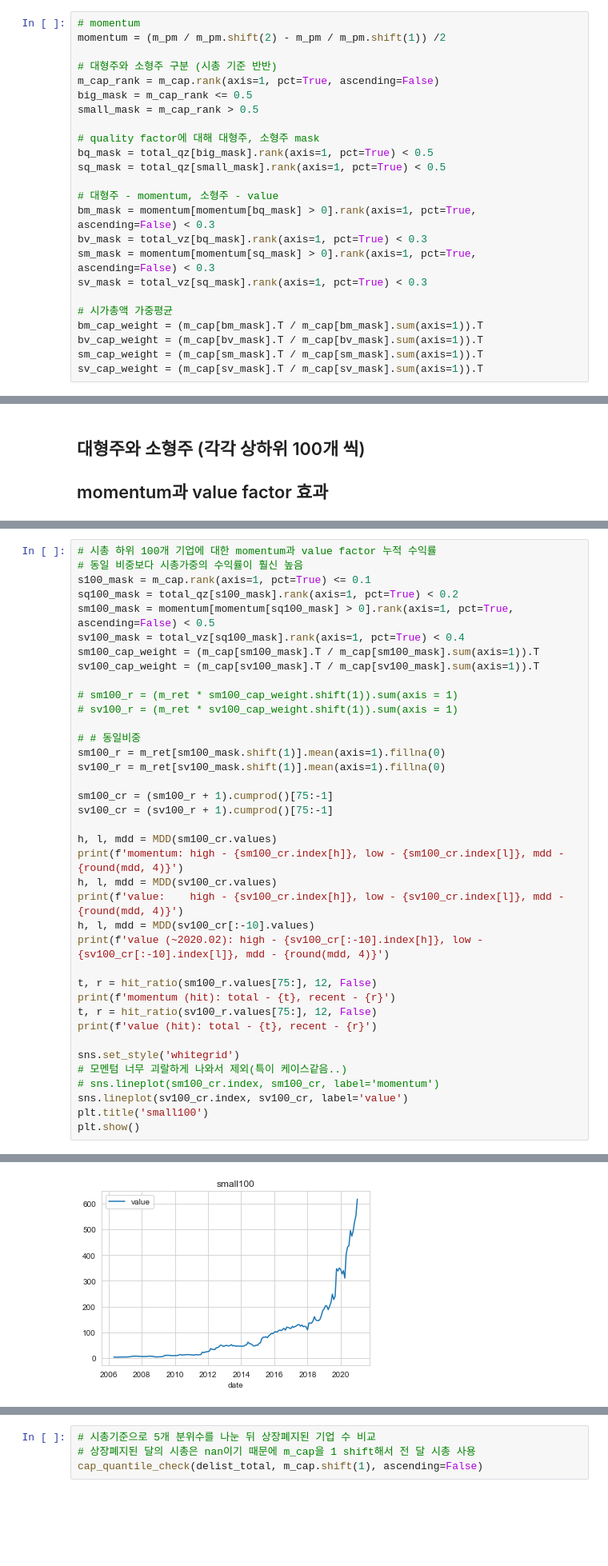
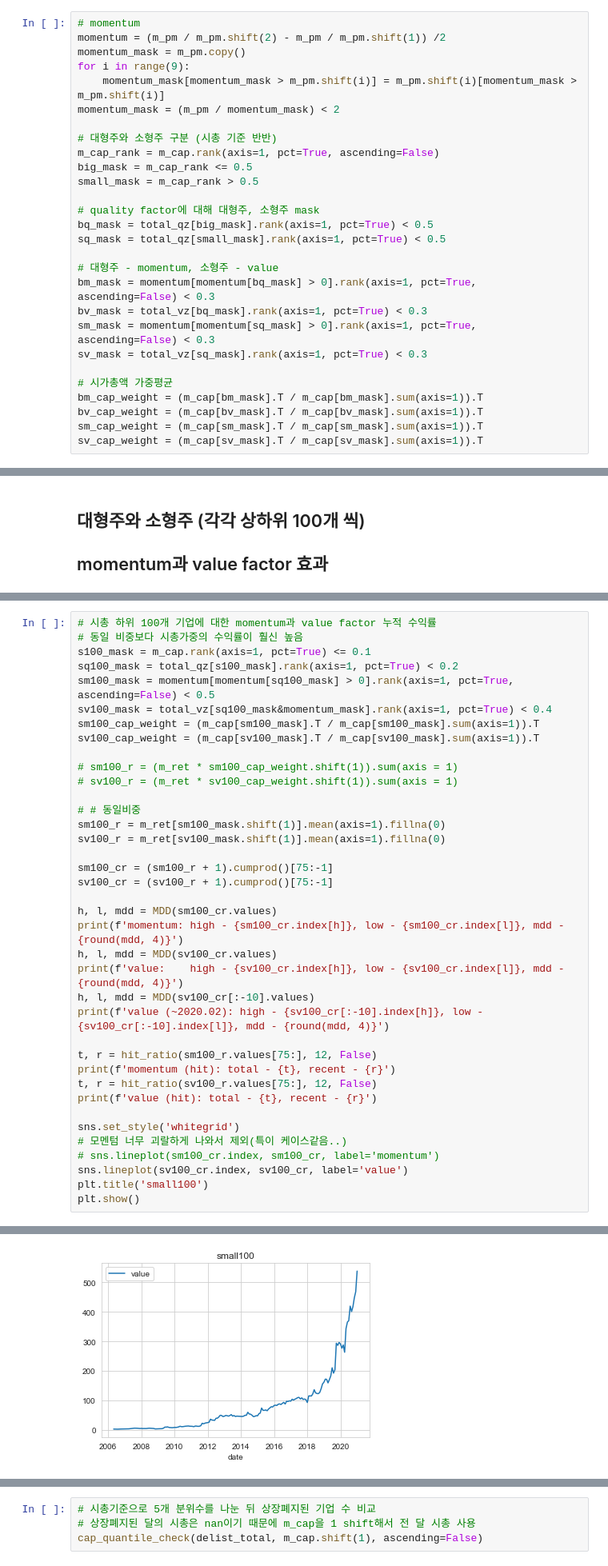
Before and after one commit to DaeYoung7/smart_beta, a Jupyter notebook: kospi/multi_factor.ipynb, the cells around one changed output, grey strips where cells are left out. Shown at 80% size. Drawn from its saved outputs; the diff is of its cells as text; blank space fills up the shorter version.

```diff
--- a/kospi/multi_factor.ipynb
+++ b/kospi/multi_factor.ipynb
@@ -136,6 +136,10 @@ total_vzr = per_zr.T + pbr_zr.T + psr_zr.T + pcr_zr.T
 # %%
 # momentum
 momentum = (m_pm / m_pm.shift(2) - m_pm / m_pm.shift(1)) /2
+momentum_mask = m_pm.copy()
+for i in range(9):
+    momentum_mask[momentum_mask > m_pm.shift(i)] = m_pm.shift(i)[momentum_mask > m_pm.shift(i)]
+momentum_mask = (m_pm / momentum_mask) < 2
 
 # 대형주와 소형주 구분 (시총 기준 반반)
 m_cap_rank = m_cap.rank(axis=1, pct=True, ascending=False)
@@ -307,7 +282,7 @@ value (hit): total - 0.5506, recent - 9
 s100_mask = m_cap.rank(axis=1, pct=True) <= 0.1
 sq100_mask = total_qz[s100_mask].rank(axis=1, pct=True) < 0.2
 sm100_mask = momentum[momentum[sq100_mask] > 0].rank(axis=1, pct=True, ascending=False) < 0.5
-sv100_mask = total_vz[sq100_mask].rank(axis=1, pct=True) < 0.4
+sv100_mask = total_vz[sq100_mask&momentum_mask].rank(axis=1, pct=True) < 0.4
 sm100_cap_weight = (m_cap[sm100_mask].T / m_cap[sm100_mask].sum(axis=1)).T
 sv100_cap_weight = (m_cap[sv100_mask].T / m_cap[sv100_mask].sum(axis=1)).T
 
@@ -348,4 +323,4 @@ value (hit): total - 0.5899, recent - 10
-[figure, old version]
+[figure, new version]
 # %%
 s100_mask = m_cap.rank(axis=1, pct=True) <= 0.1
 sq100_mask = total_qz[s100_mask].rank(axis=1, pct=True) < 0.2
```
Also changed, not shown: parts of 19 cells of this notebook, 10 other files.
